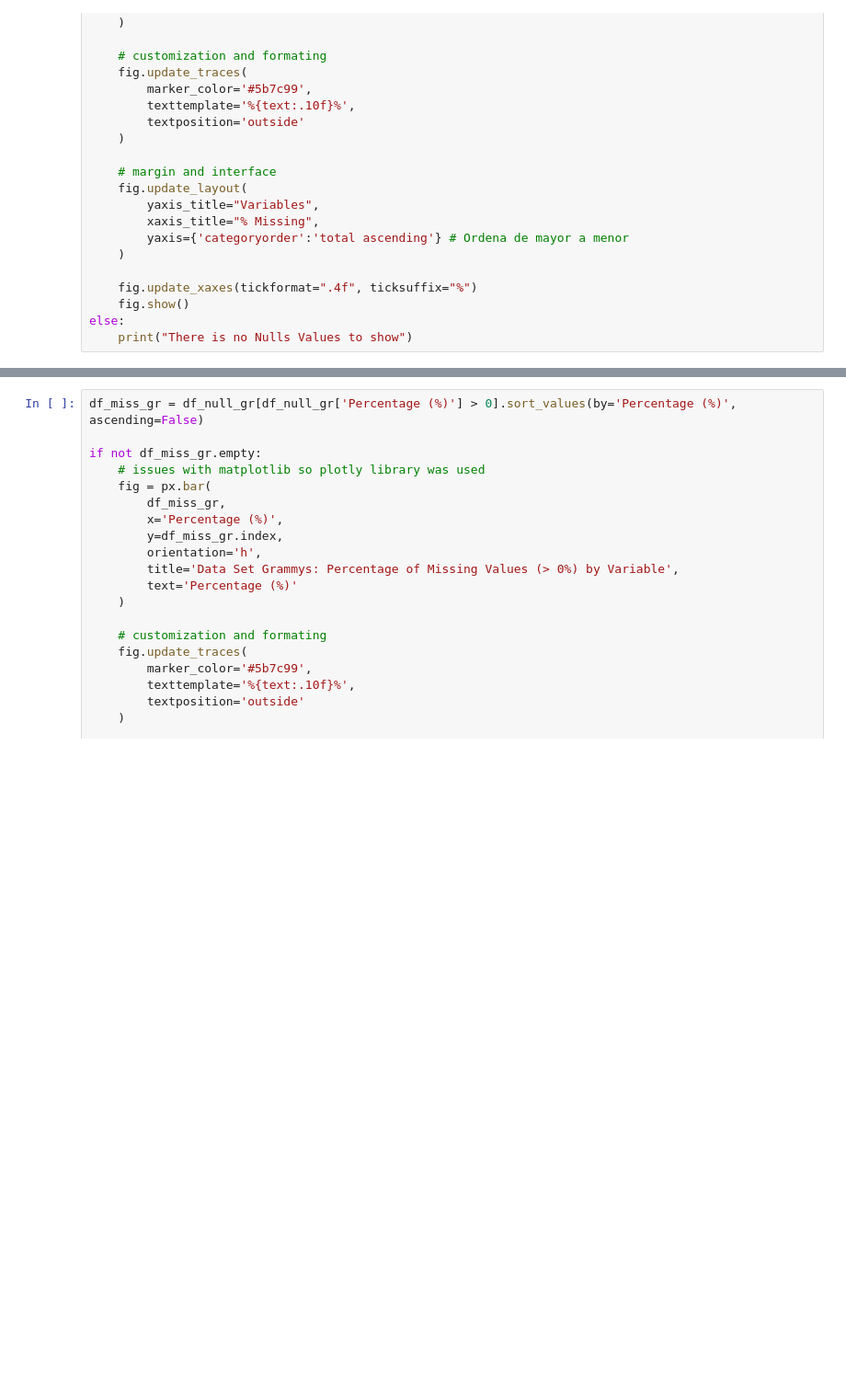
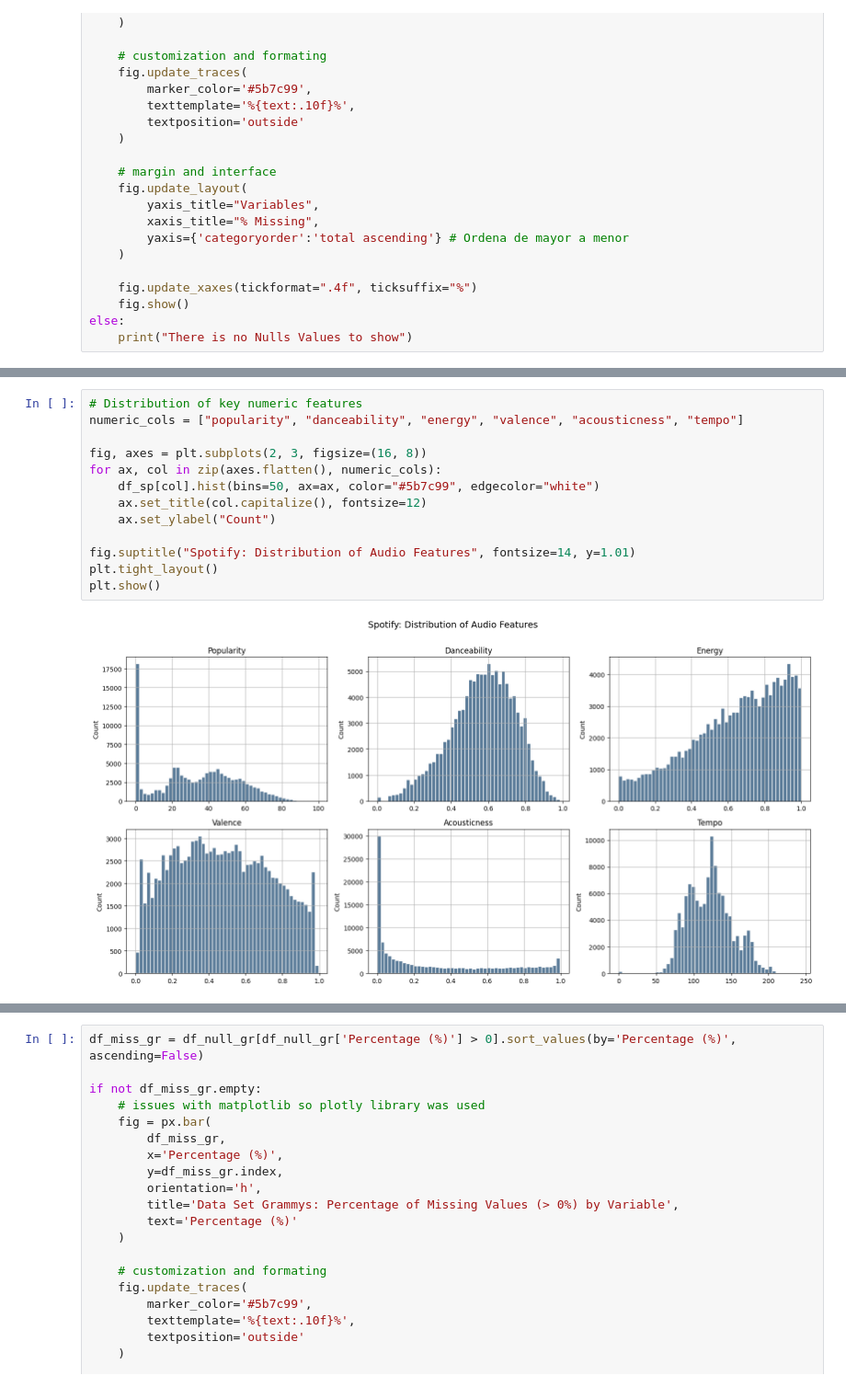
Before and after one commit to Juan-Estevan2117/Workshop_2-ETL, a Jupyter notebook: notebooks/data_profiling.ipynb, the cells around one changed output, grey strips where cells are left out. Shown at 92% size. Saved outputs shown, nothing was run; the diff lists cells and outputs as text; blank space fills up the shorter version.

```diff
--- a/notebooks/data_profiling.ipynb
+++ b/notebooks/data_profiling.ipynb
@@ -84,0 +177,15 @@ df_sp["track_genre"].unique()
+# %%
+# Distribution of key numeric features
+numeric_cols = ["popularity", "danceability", "energy", "valence", "acousticness", "tempo"]
+
+fig, axes = plt.subplots(2, 3, figsize=(16, 8))
+for ax, col in zip(axes.flatten(), numeric_cols):
+    df_sp[col].hist(bins=50, ax=ax, color="#5b7c99", edgecolor="white")
+    ax.set_title(col.capitalize(), fontsize=12)
+    ax.set_ylabel("Count")
+
+fig.suptitle("Spotify: Distribution of Audio Features", fontsize=14, y=1.01)
+plt.tight_layout()
+plt.show()
+# %% [output]
+[figure, added]
```
Also changed, not shown: parts of 30 cells of this notebook, 1 other file.
